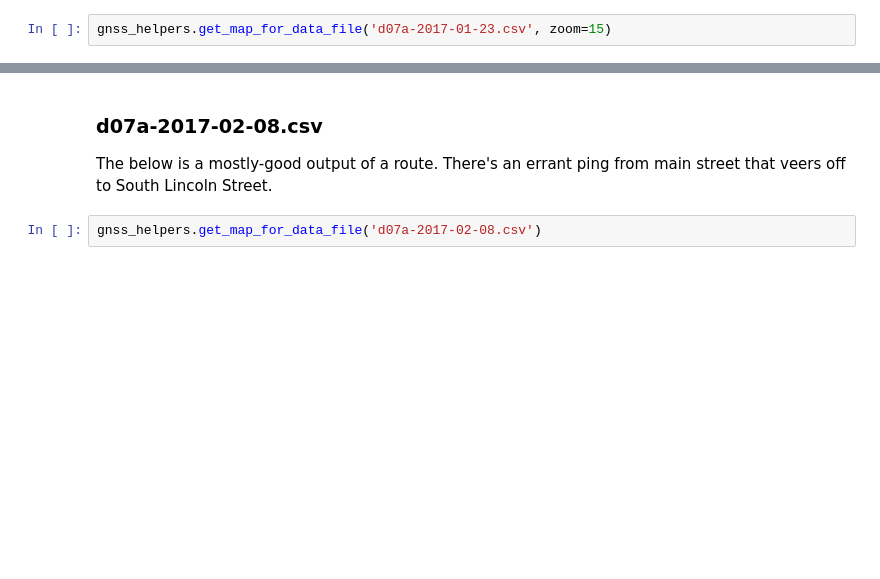
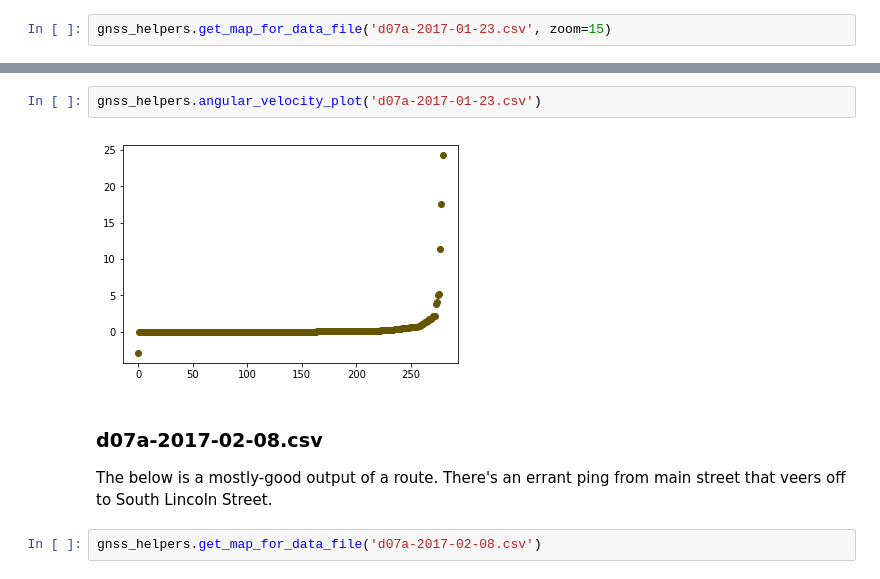
Before and after one commit to eggonabull/gnss-analysis, a Jupyter notebook: GNSS Analysis.ipynb, the cells around one changed output, grey strips where cells are left out. Drawn from its saved outputs; the diff is of its cells as text; blank space fills up the shorter version.

```diff
--- a/GNSS Analysis.ipynb
+++ b/GNSS Analysis.ipynb
@@ -92,3 +104,7 @@ gnss_helpers.get_acceleration_plot('d07a-2017-01-23.csv')
+# %%
+gnss_helpers.angular_velocity_plot('d07a-2017-01-23.csv')
+# %% [output]
+[figure, added]
 # %% [markdown]
 ### d07a-2017-02-08.csv
 
```
Also changed, not shown: parts of 38 cells of this notebook, 1 other file.
